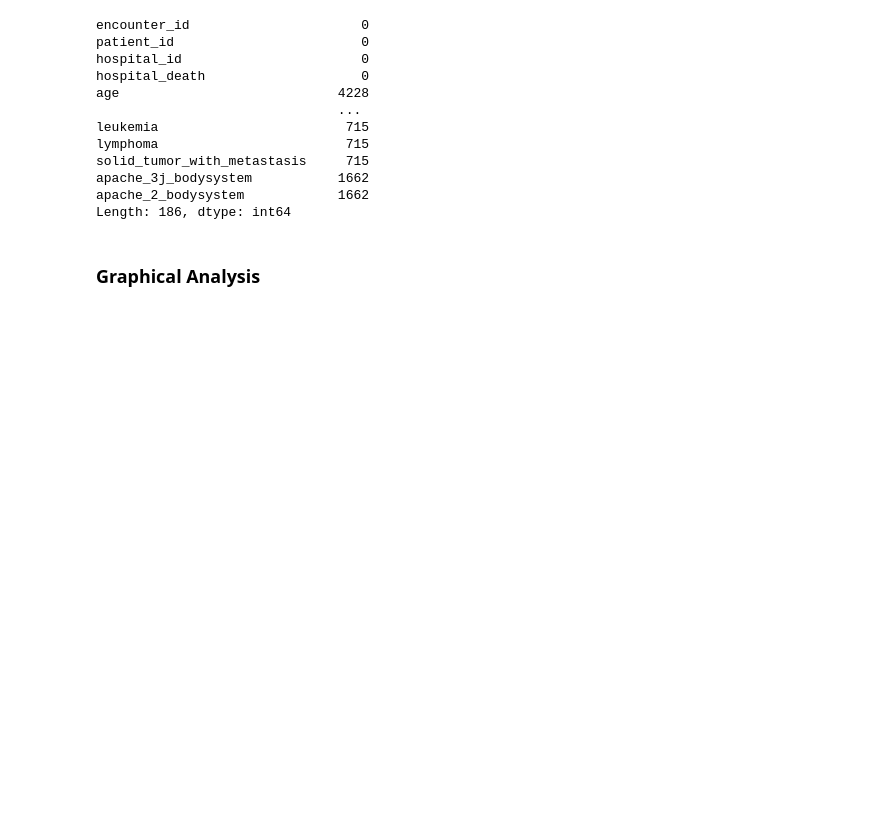
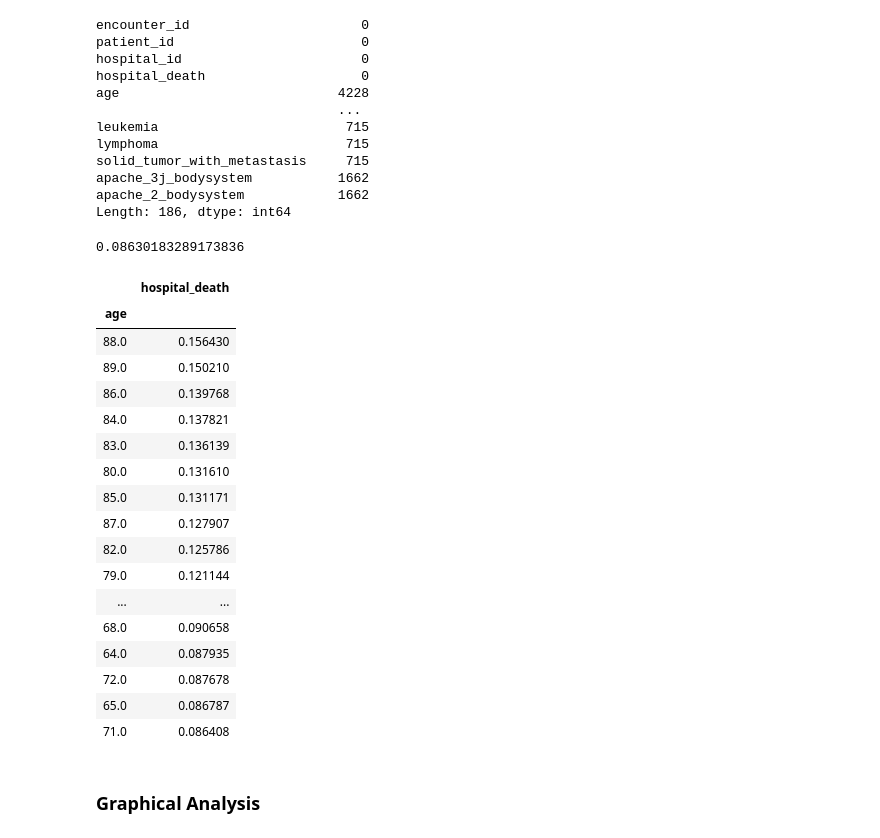
Before and after one commit to nhungle714/Data-Science-Projects, a Jupyter notebook: ICU_Survival/EDA.ipynb, the cells around one changed output. Saved outputs shown, nothing was run; the diff lists cells and outputs as text; code cells hidden in the pictures; blank space fills up the shorter version.

Commit message:
avg death rate and groupby age'

```diff
--- a/ICU_Survival/EDA.ipynb
+++ b/ICU_Survival/EDA.ipynb
@@ -43,6 +43,36 @@ solid_tumor_with_metastasis     715
 apache_3j_bodysystem           1662
 apache_2_bodysystem            1662
 Length: 186, dtype: int64
+# %%
+avg_death_rate = train_data['hospital_death'].mean()
+avg_death_rate
+# %% [output]
+0.08630183289173836
+# %%
+train_data\
+.groupby(['age'])\
+.aggregate({'hospital_death': 'mean'})\
+.sort_values(by=['hospital_death'], ascending=False)\
+.query('hospital_death > 0.0863')\
+# %% [output]
+|  | hospital_death |
+| age |  |
+| 88.0 | 0.156430 |
+| 89.0 | 0.150210 |
+| 86.0 | 0.139768 |
+| 84.0 | 0.137821 |
+| 83.0 | 0.136139 |
+| 80.0 | 0.131610 |
+| 85.0 | 0.131171 |
+| 87.0 | 0.127907 |
+| 82.0 | 0.125786 |
+| 79.0 | 0.121144 |
+| ... | ... |
+| 68.0 | 0.090658 |
+| 64.0 | 0.087935 |
+| 72.0 | 0.087678 |
+| 65.0 | 0.086787 |
+| 71.0 | 0.086408 |
 # %% [markdown]
 ### Graphical Analysis
 # %%
```
